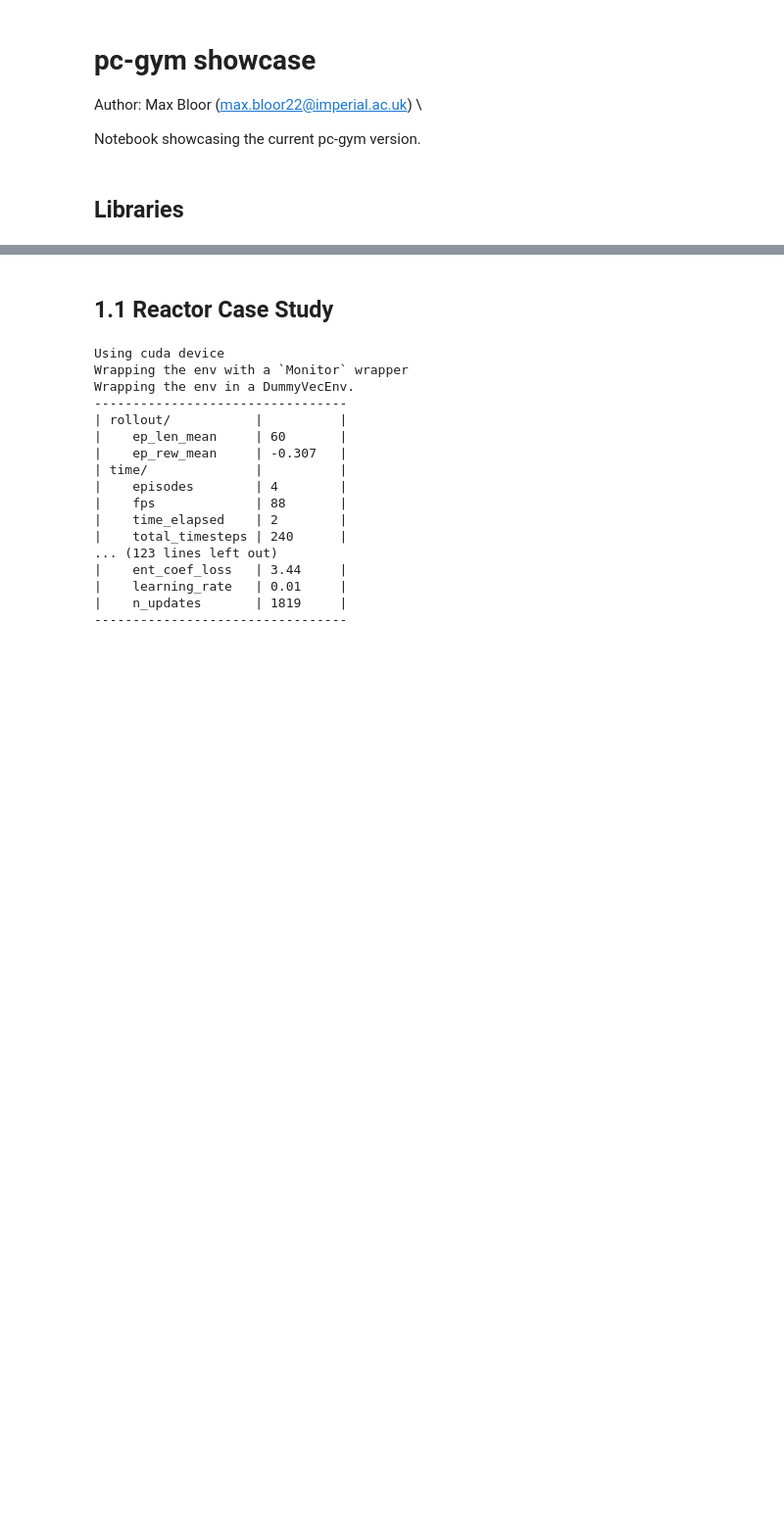
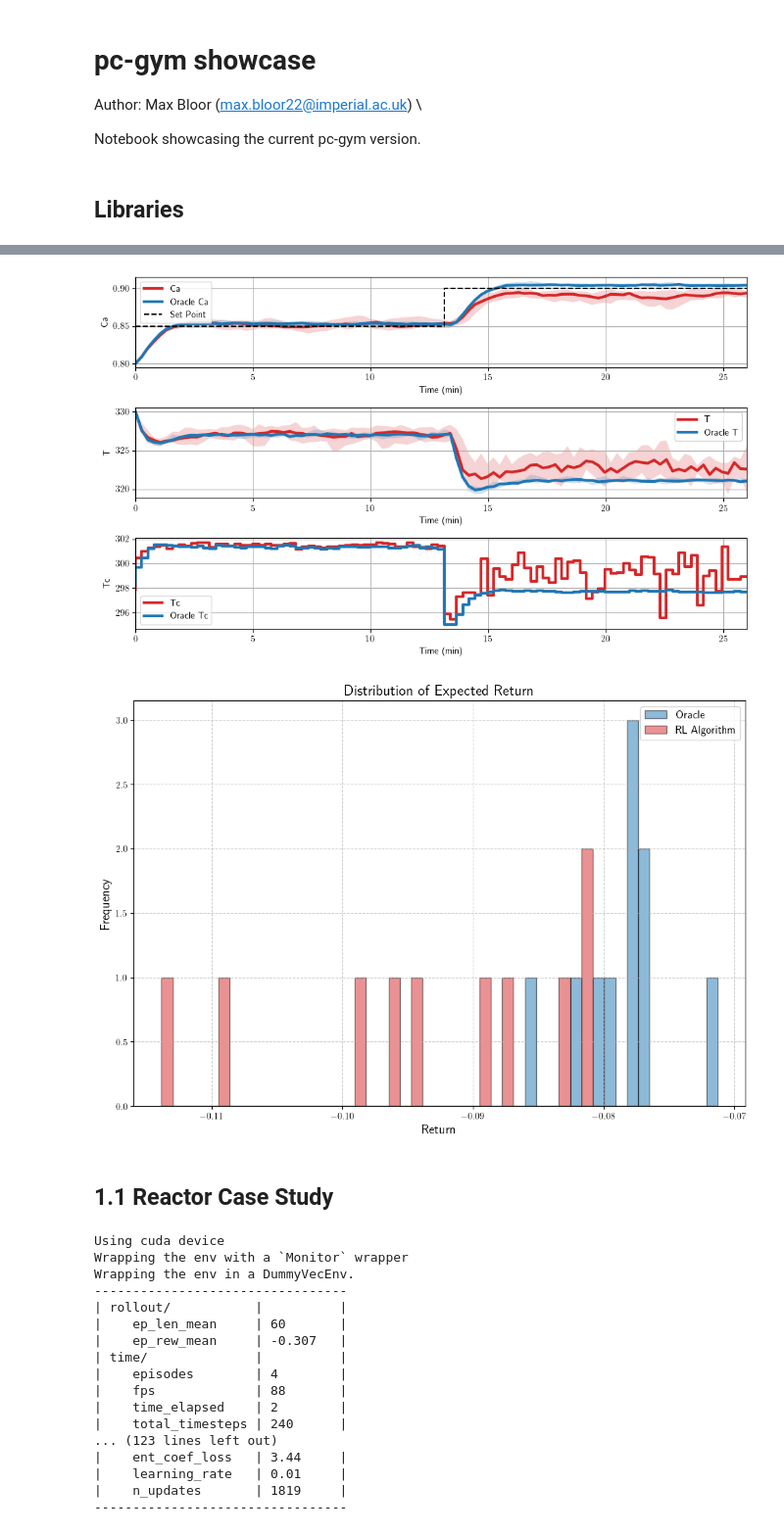
Before and after one commit to MaximilianB2/pc-gym, a Jupyter notebook: pc-gym/pc_gym showcase (PPO).ipynb, the cells around one changed output, grey strips where cells are left out. Shown at 98% size. Saved outputs shown, nothing was run; the diff lists cells and outputs as text; code cells hidden in the pictures; blank space fills up the shorter version.

```diff
--- a/pc-gym/pc_gym showcase (PPO).ipynb
+++ b/pc-gym/pc_gym showcase (PPO).ipynb
@@ -19,0 +118,2 @@ nsteps = 100
+# %%
+initial_policy = SAC('MlpPolicy', env, verbose=1,learning_rate=0.01).learn(2e3)
@@ -20,3 +138,8 @@ nsteps = 100
+# %%
+env.plot_rollout(initial_policy,10,oracle = True,dist_reward=True, MPC_params={'N':10,'R':0.05})
+# %% [output]
+[figure, added]
+[figure, added]
 # %% [markdown]
 ## 1.1 Reactor Case Study
 # %%
```
Also changed, not shown: parts of 12 cells of this notebook, 6 other files.
